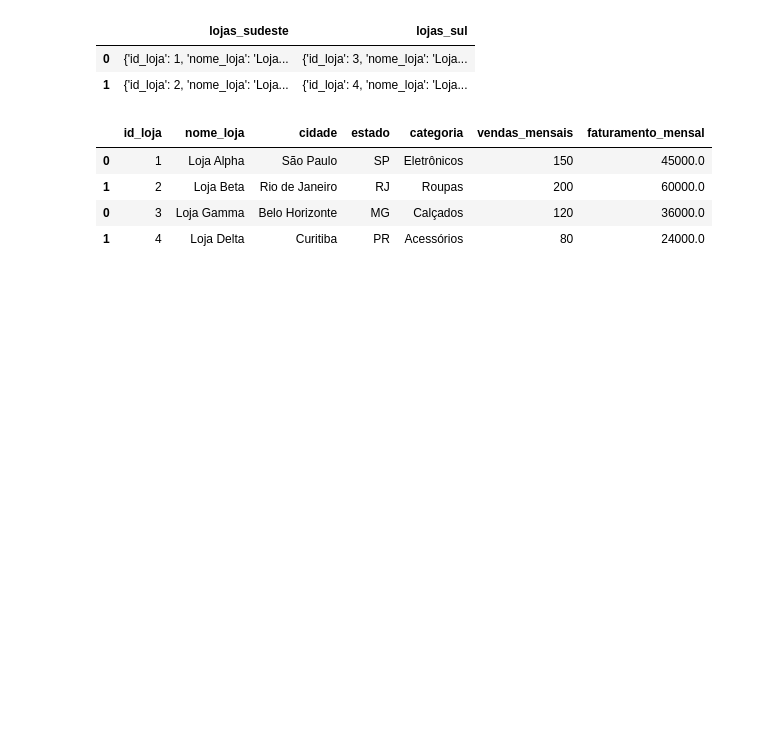
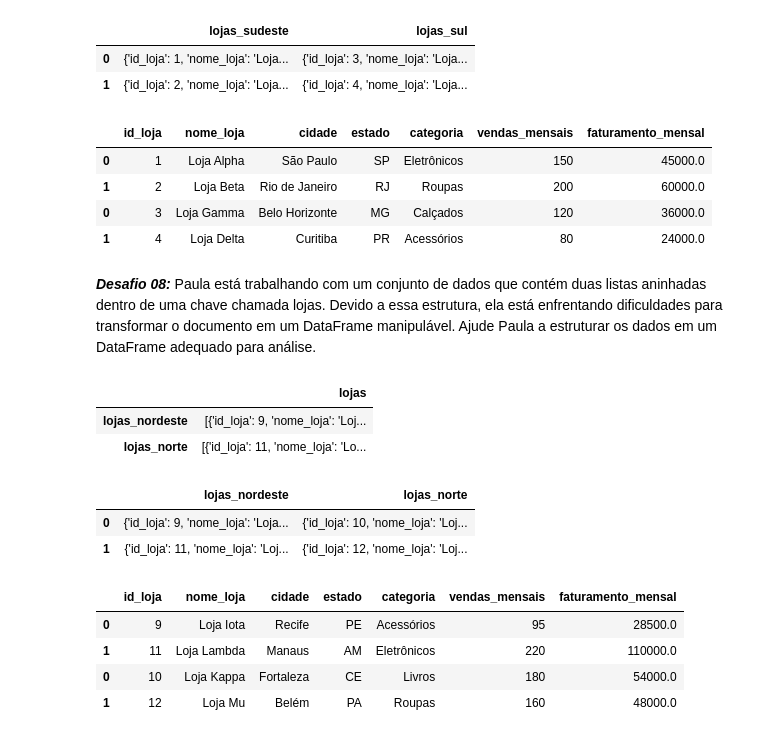
Before and after one commit to matheuspfferreira/estudos-python, a Jupyter notebook: desafios-01/desafios_resolvidos_json.ipynb, the cells around one changed output. Drawn from its saved outputs; the diff is of its cells as text; code cells hidden in the pictures; blank space fills up the shorter version.

Commit message:
Upload do exercício 08 resolvido
Anexo da resolução do desafio 08 (oito).

```diff
--- a/desafios-01/desafios_resolvidos_json.ipynb
+++ b/desafios-01/desafios_resolvidos_json.ipynb
@@ -233,3 +233,35 @@ df.head()
 | 1 | 2 | Loja Beta | Rio de Janeiro | RJ | Roupas | 200 | 60000.0 |
 | 0 | 3 | Loja Gamma | Belo Horizonte | MG | Calçados | 120 | 36000.0 |
 | 1 | 4 | Loja Delta | Curitiba | PR | Acessórios | 80 | 24000.0 |
+# %% [markdown]
+***Desafio 08:*** Paula está trabalhando com um conjunto de dados que contém duas listas aninhadas dentro de uma chave chamada lojas. Devido a essa estrutura, ela está enfrentando dificuldades para transformar o documento em um DataFrame manipulável. Ajude Paula a estruturar os dados em um DataFrame adequado para análise.
+# %%
+uri = "https://cdn3.gnarususercontent.com.br/4416-python-normalizando-arquivos-json/Projeto/Arquivos%20de%20atividades/questao_8.json"
+df = pd.DataFrame(get(uri).json())
+df.head()
+# %% [output]
+|  | lojas |
+| lojas_nordeste | [{'id_loja': 9, 'nome_loja': 'Loj... |
+| lojas_norte | [{'id_loja': 11, 'nome_loja': 'Lo... |
+# %%
+nomes_lojas = df.index
+df = pd.json_normalize(df["lojas"])
+df.columns = nomes_lojas
+
+df.head()
+# %% [output]
+|  | lojas_nordeste | lojas_norte |
+| 0 | {'id_loja': 9, 'nome_loja': 'Loja... | {'id_loja': 10, 'nome_loja': 'Loj... |
+| 1 | {'id_loja': 11, 'nome_loja': 'Loj... | {'id_loja': 12, 'nome_loja': 'Loj... |
+# %%
+df_nordeste = pd.json_normalize(df["lojas_nordeste"])
+df_norte = pd.json_normalize(df["lojas_norte"])
+# %%
+df = pd.concat([df_nordeste, df_norte], axis=0)
+df.head()
+# %% [output]
+|  | id_loja | nome_loja | cidade | estado | categoria | vendas_mensais | faturamento_mensal |
+| 0 | 9 | Loja Iota | Recife | PE | Acessórios | 95 | 28500.0 |
+| 1 | 11 | Loja Lambda | Manaus | AM | Eletrônicos | 220 | 110000.0 |
+| 0 | 10 | Loja Kappa | Fortaleza | CE | Livros | 180 | 54000.0 |
+| 1 | 12 | Loja Mu | Belém | PA | Roupas | 160 | 48000.0 |
```
